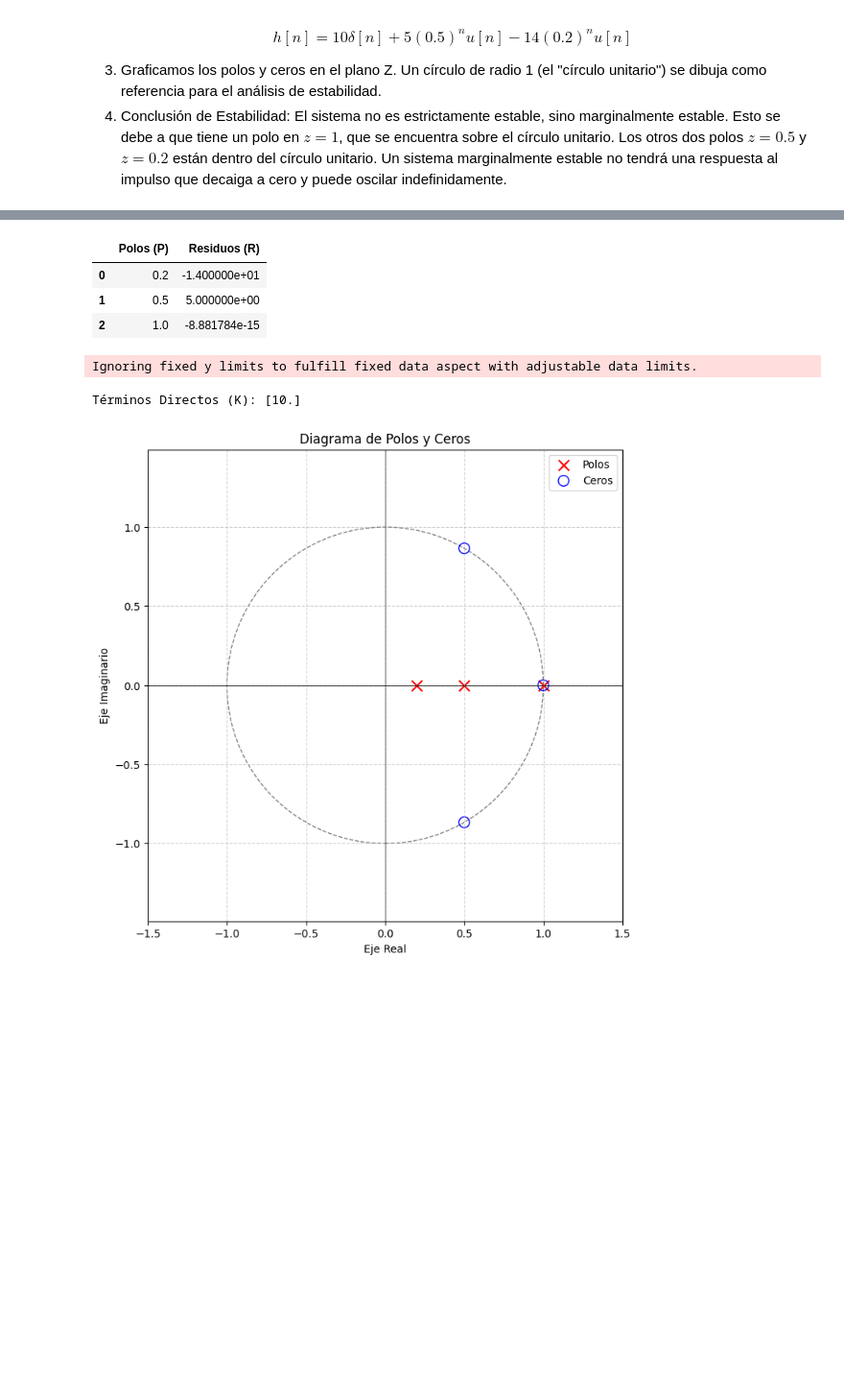
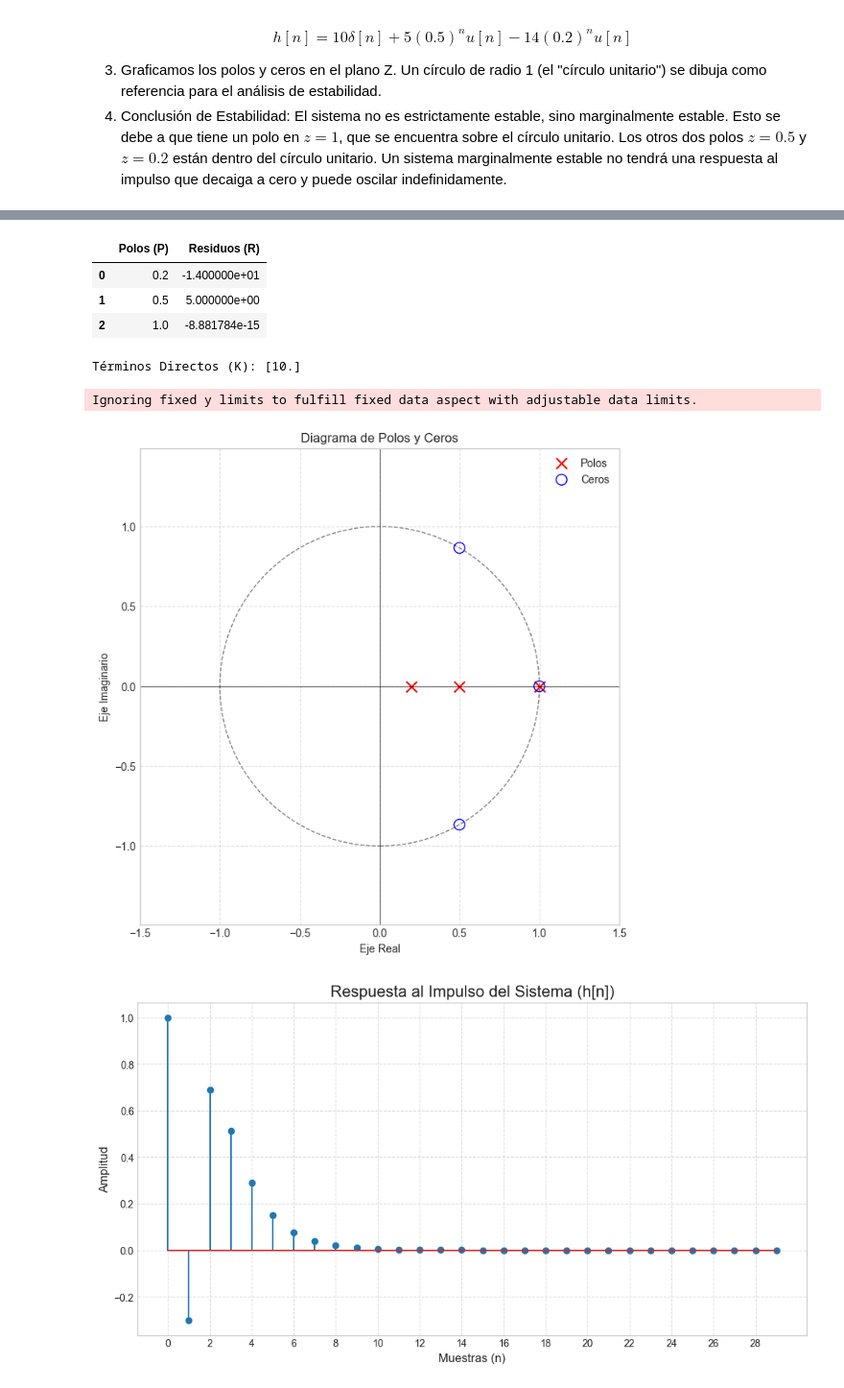
Before and after one commit to JuanKeiner/PDS_2025, a Jupyter notebook: Guia5/ejercicio3.ipynb, the cells around one changed output, grey strips where cells are left out. Shown: that part at 96% size. Drawn from its saved outputs; the diff is of its cells as text; code cells hidden in the pictures; blank space fills up the shorter version.

```diff
--- a/Guia5/ejercicio3.ipynb
+++ b/Guia5/ejercicio3.ipynb
@@ -102,38 +104,54 @@ display(pfe_df)
 
 print(f"Términos Directos (K): {K}")
 
-
 plt.figure(figsize=(8, 8))
 ax = plt.subplot(1, 1, 1)
 circ = plt.Circle((0, 0), radius=1, edgecolor='gray', facecolor='none', linestyle='--')
 ax.add_patch(circ)
 plt.scatter(np.real(polos), np.imag(polos), marker='x', color='r', s=100, label='Polos')
 plt.scatter(np.real(zeros), np.imag(zeros), marker='o', color='b', s=100, facecolors='none', label='Ceros')
 plt.title('Diagrama de Polos y Ceros')
 plt.xlabel('Eje Real')
 plt.ylabel('Eje Imaginario')
 plt.legend()
 plt.grid(True, linestyle='--', alpha=0.6)
 plt.axis('equal')
 plt.axhline(0, color='black', lw=0.5)
 plt.axvline(0, color='black', lw=0.5)
 plt.xlim([-1.5, 1.5])
 plt.ylim([-1.5, 1.5])
 plt.show()
+
+# Usamos dimpulse para calcular la respuesta al impulso
+# El sistema se define por (numerador, denominador, tiempo de muestreo=1)
+# n=30 especifica que queremos calcular las primeras 30 muestras
+n_muestras = 30
+t, h = dimpulse((numerador, denominador, 1), n=n_muestras)
+
+# Graficar la respuesta al impulso usando un stem plot
+plt.figure(figsize=(12, 6))
+plt.stem(t, np.squeeze(h))
+plt.title('Respuesta al Impulso del Sistema (h[n])', fontsize=16)
+plt.xlabel('Muestras (n)', fontsize=12)
+plt.ylabel('Amplitud', fontsize=12)
+plt.xticks(np.arange(0, n_muestras, step=2))
+plt.grid(True, linestyle='--', alpha=0.6)
+plt.show()
 # %% [output]
 |  | Tipo | Coeficientes |
 | 0 | Numerador | [1, -2, 2, -1] |
 | 1 | Denominador | [1.0, -1.7, 0.8, -0.1] |
 |  | Polos | Magnitud del Polo | Ceros |
 | 0 | 1.0 | 1.0 | 1.0000 + 0.0000j |
 | 1 | 0.5 | 0.5 | 0.5000 + 0.8660j |
 | 2 | 0.2 | 0.2 | 0.5000 + -0.8660j |
 El sistema es INESTABLE (al menos un polo fuera del círculo unitario).
 Resultados de la Expansión en Fracciones Parciales
 |  | Polos (P) | Residuos (R) |
 | 0 | 0.2 | -1.400000e+01 |
 | 1 | 0.5 | 5.000000e+00 |
 | 2 | 1.0 | -8.881784e-15 |
-Ignoring fixed y limits to fulfill fixed data aspect with adjustable data limits.
+Términos Directos (K): [10.]
-Términos Directos (K): [10.]
+Ignoring fixed y limits to fulfill fixed data aspect with adjustable data limits.
-[figure, old version]
+[figure, new version]
+[figure, added]
```
Also changed, not shown: parts of 3 cells of this notebook, 2 other files.
